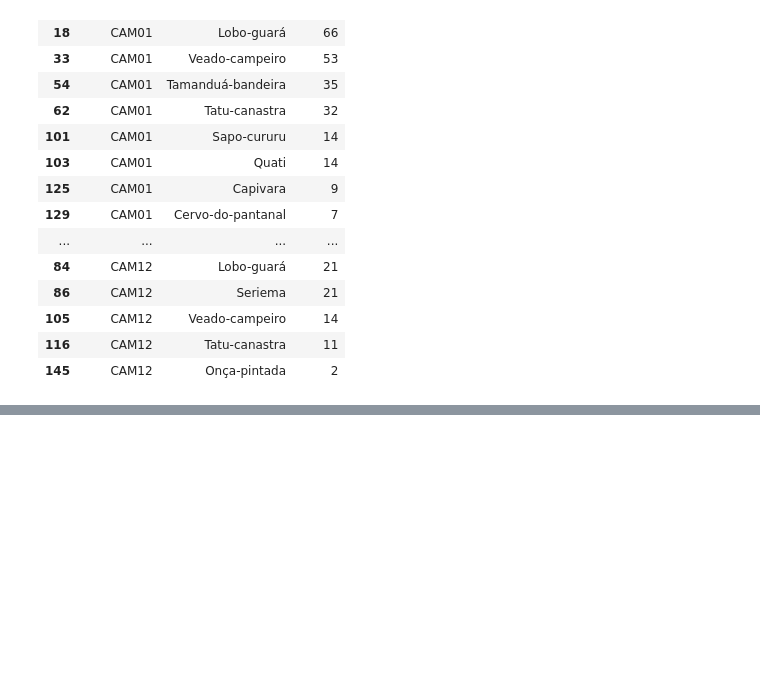
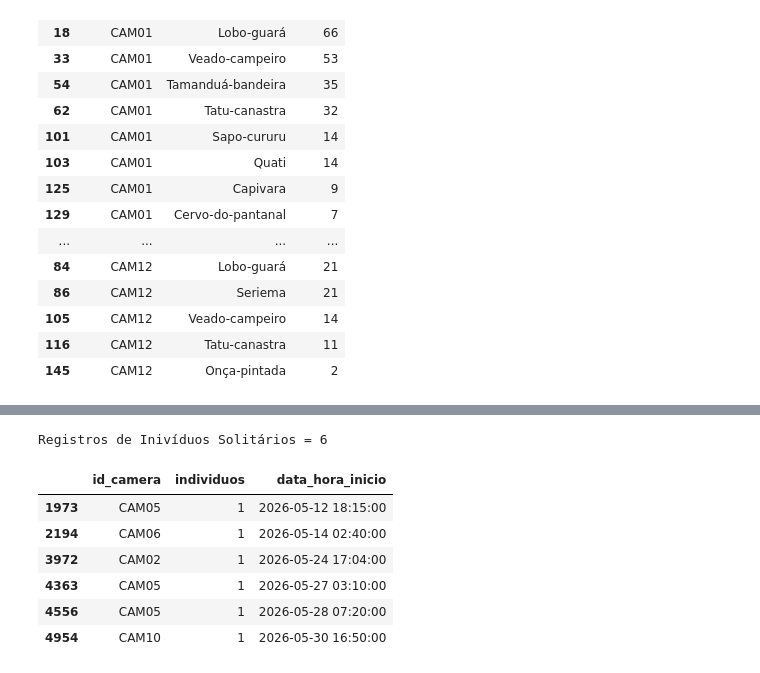
Before and after one commit to dinizjr/Trilha-IA, a Jupyter notebook: DS/Ex01.ipynb, the cells around one changed output, grey strips where cells are left out. Saved outputs shown, nothing was run; the diff lists cells and outputs as text; code cells hidden in the pictures; blank space fills up the shorter version.

```diff
--- a/DS/Ex01.ipynb
+++ b/DS/Ex01.ipynb
@@ -173,0 +193,15 @@ resultado
+# %%
+capi_so_qtd = dt[(dt.especie=='Capivara') & (dt.individuos==1)]['id_camera'].count()
+capi_so_qtd
+capi_so = dt[(dt.especie=='Capivara') & (dt.individuos==1)][['id_camera','individuos','data_hora_inicio']]
+print("Registros de Inivíduos Solitários =", capi_so_qtd)
+display(capi_so)
+# %% [output]
+Registros de Inivíduos Solitários = 6
+|  | id_camera | individuos | data_hora_inicio |
+| 1973 | CAM05 | 1 | 2026-05-12 18:15:00 |
+| 2194 | CAM06 | 1 | 2026-05-14 02:40:00 |
+| 3972 | CAM02 | 1 | 2026-05-24 17:04:00 |
+| 4363 | CAM05 | 1 | 2026-05-27 03:10:00 |
+| 4556 | CAM05 | 1 | 2026-05-28 07:20:00 |
+| 4954 | CAM10 | 1 | 2026-05-30 16:50:00 |
```
Also changed, not shown: parts of 6 cells of this notebook.
